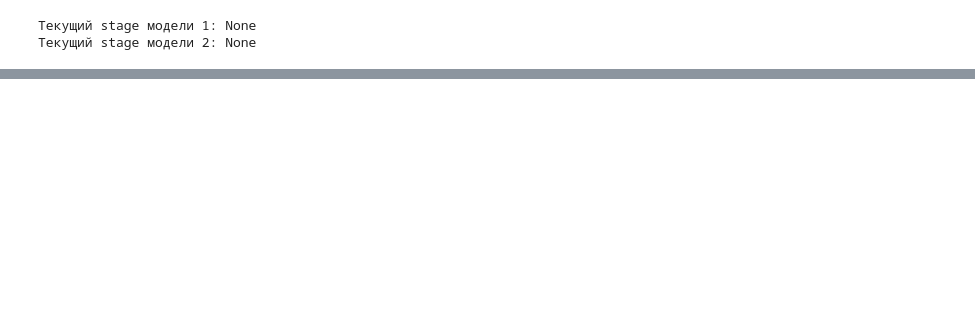
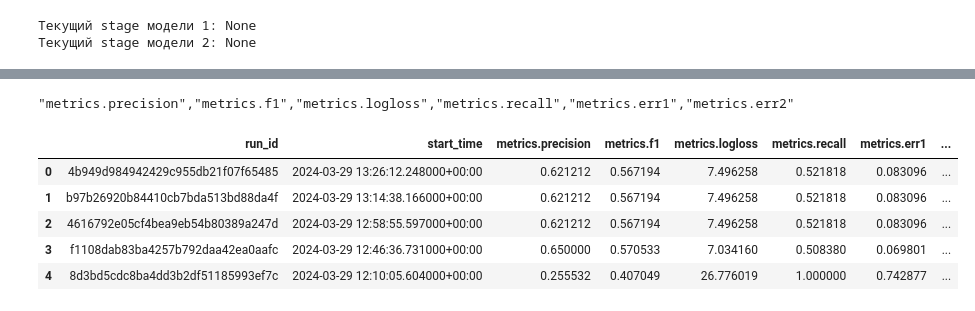
Before and after one commit to FrostyFrost/mle-mlflow, a Jupyter notebook: current_4.ipynb, the cells around one changed output, grey strips where cells are left out. Saved outputs shown, nothing was run; the diff lists cells and outputs as text; code cells hidden in the pictures; blank space fills up the shorter version.

```diff
--- a/current_4.ipynb
+++ b/current_4.ipynb
@@ -270,0 +300,15 @@ print(f"Текущий stage модели 2: {model_stage_2}")
+# %%
+print( '"'+ '","'.join([col for col in experiment_runs.columns if 'metric' in col])+'"')
+runs = experiment_runs[[
+	"run_id", "start_time", "metrics.precision","metrics.f1","metrics.logloss","metrics.recall","metrics.err1","metrics.err2"
+
+]].dropna()
+runs
+# %% [output]
+"metrics.precision","metrics.f1","metrics.logloss","metrics.recall","metrics.err1","metrics.err2"
+|  | run_id | start_time | metrics.precision | metrics.f1 | metrics.logloss | metrics.recall | metrics.err1 | ... |
+| 0 | 4b949d984942429c955db21f07f65485 | 2024-03-29 13:26:12.248000+00:00 | 0.621212 | 0.567194 | 7.496258 | 0.521818 | 0.083096 | ... |
+| 1 | b97b26920b84410cb7bda513bd88da4f | 2024-03-29 13:14:38.166000+00:00 | 0.621212 | 0.567194 | 7.496258 | 0.521818 | 0.083096 | ... |
+| 2 | 4616792e05cf4bea9eb54b80389a247d | 2024-03-29 12:58:55.597000+00:00 | 0.621212 | 0.567194 | 7.496258 | 0.521818 | 0.083096 | ... |
+| 3 | f1108dab83ba4257b792daa42ea0aafc | 2024-03-29 12:46:36.731000+00:00 | 0.650000 | 0.570533 | 7.034160 | 0.508380 | 0.069801 | ... |
+| 4 | 8d3bd5cdc8ba4dd3b2df51185993ef7c | 2024-03-29 12:10:05.604000+00:00 | 0.255532 | 0.407049 | 26.776019 | 1.000000 | 0.742877 | ... |
```
Also changed, not shown: parts of 7 cells of this notebook, 7 other files.
